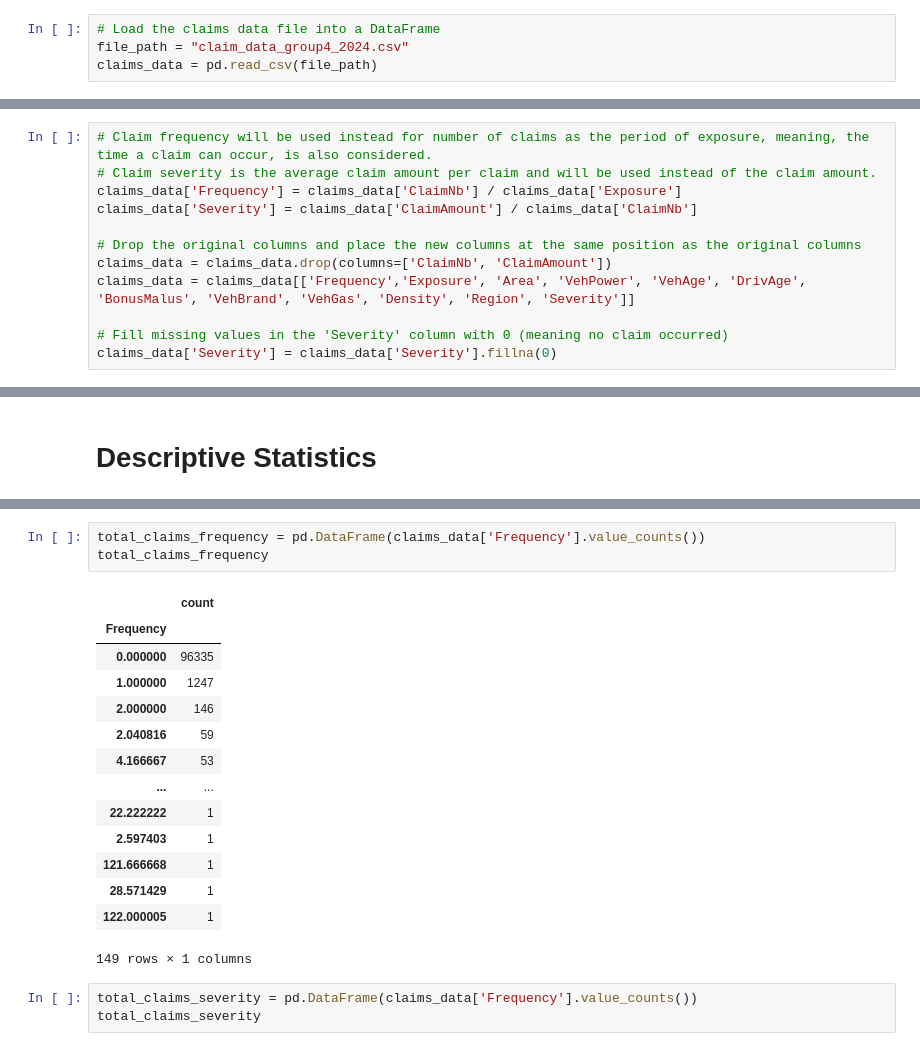
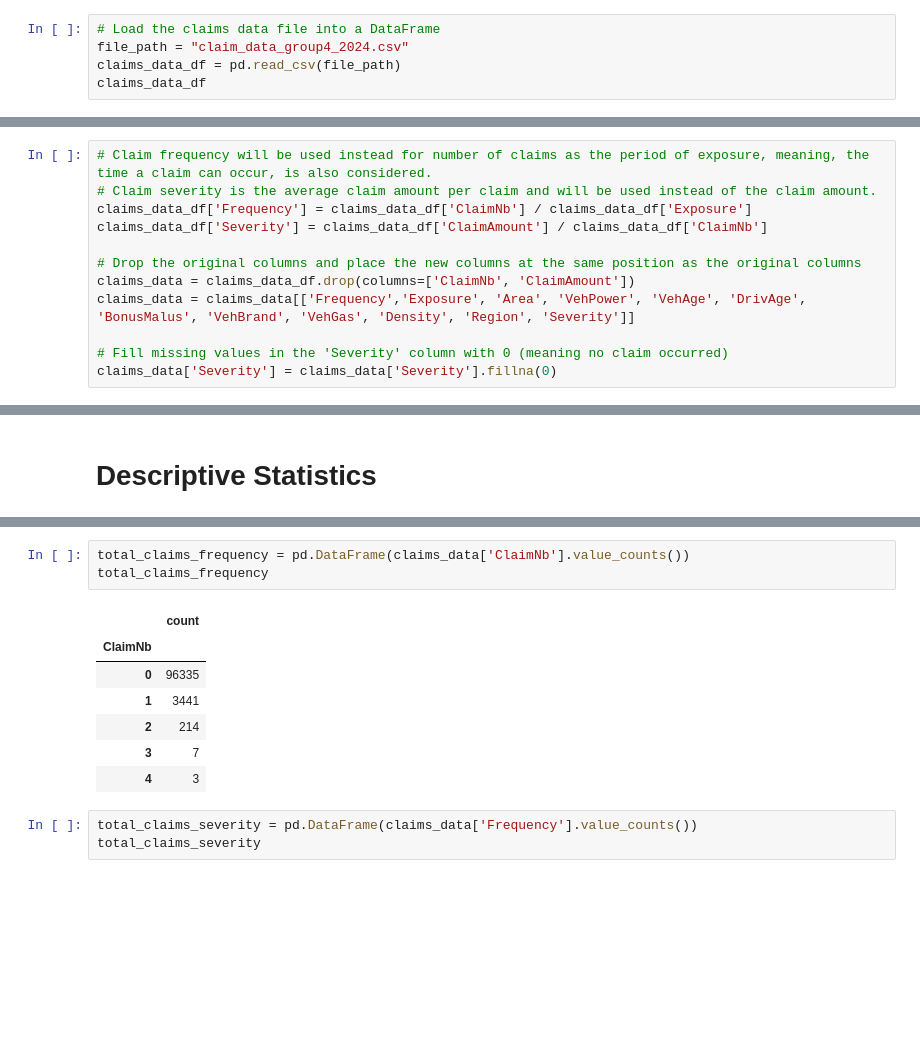
Before and after one commit to ThomasDeConinck/Assurance-Code-Python, a Jupyter notebook: assurances Code Python Case.ipynb, the cells around one changed output, grey strips where cells are left out. Cells and saved outputs as stored; diff of their text form; blank space fills up the shorter version.

```diff
--- a/assurances Code Python Case.ipynb
+++ b/assurances Code Python Case.ipynb
@@ -18,4 +18,5 @@ from sklearn.pipeline import Pipeline
 # %%
 # Load the claims data file into a DataFrame
 file_path = "claim_data_group4_2024.csv"
-claims_data = pd.read_csv(file_path)
+claims_data_df = pd.read_csv(file_path)
+claims_data_df
@@ -22,11 +37,11 @@ claims_data = pd.read_csv(file_path)
 # %%
 # Claim frequency will be used instead for number of claims as the period of exposure, meaning, the time a claim can occur, is also considered.
 # Claim severity is the average claim amount per claim and will be used instead of the claim amount.
-claims_data['Frequency'] = claims_data['ClaimNb'] / claims_data['Exposure']
-claims_data['Severity'] = claims_data['ClaimAmount'] / claims_data['ClaimNb']
+claims_data_df['Frequency'] = claims_data_df['ClaimNb'] / claims_data_df['Exposure']
+claims_data_df['Severity'] = claims_data_df['ClaimAmount'] / claims_data_df['ClaimNb']
 
 # Drop the original columns and place the new columns at the same position as the original columns
-claims_data = claims_data.drop(columns=['ClaimNb', 'ClaimAmount'])
+claims_data = claims_data_df.drop(columns=['ClaimNb', 'ClaimAmount'])
 claims_data = claims_data[['Frequency','Exposure', 'Area', 'VehPower', 'VehAge', 'DrivAge', 'BonusMalus', 'VehBrand', 'VehGas', 'Density', 'Region', 'Severity']]
 
 # Fill missing values in the 'Severity' column with 0 (meaning no claim occurred)
@@ -98,21 +127,14 @@ descriptive_stats
 # %%
-total_claims_frequency = pd.DataFrame(claims_data['Frequency'].value_counts())
+total_claims_frequency = pd.DataFrame(claims_data['ClaimNb'].value_counts())
 total_claims_frequency
 # %% [output]
 |  | count |
-| Frequency |  |
-| 0.000000 | 96335 |
-| 1.000000 | 1247 |
-| 2.000000 | 146 |
-| 2.040816 | 59 |
-| 4.166667 | 53 |
-| ... | ... |
-| 22.222222 | 1 |
-| 2.597403 | 1 |
-| 121.666668 | 1 |
-| 28.571429 | 1 |
-| 122.000005 | 1 |
+| ClaimNb |  |
+| 0 | 96335 |
+| 1 | 3441 |
+| 2 | 214 |
+| 3 | 7 |
+| 4 | 3 |
-149 rows × 1 columns
 # %%
 total_claims_severity = pd.DataFrame(claims_data['Frequency'].value_counts())
 total_claims_severity
```
Also changed, not shown: parts of 25 cells of this notebook.
